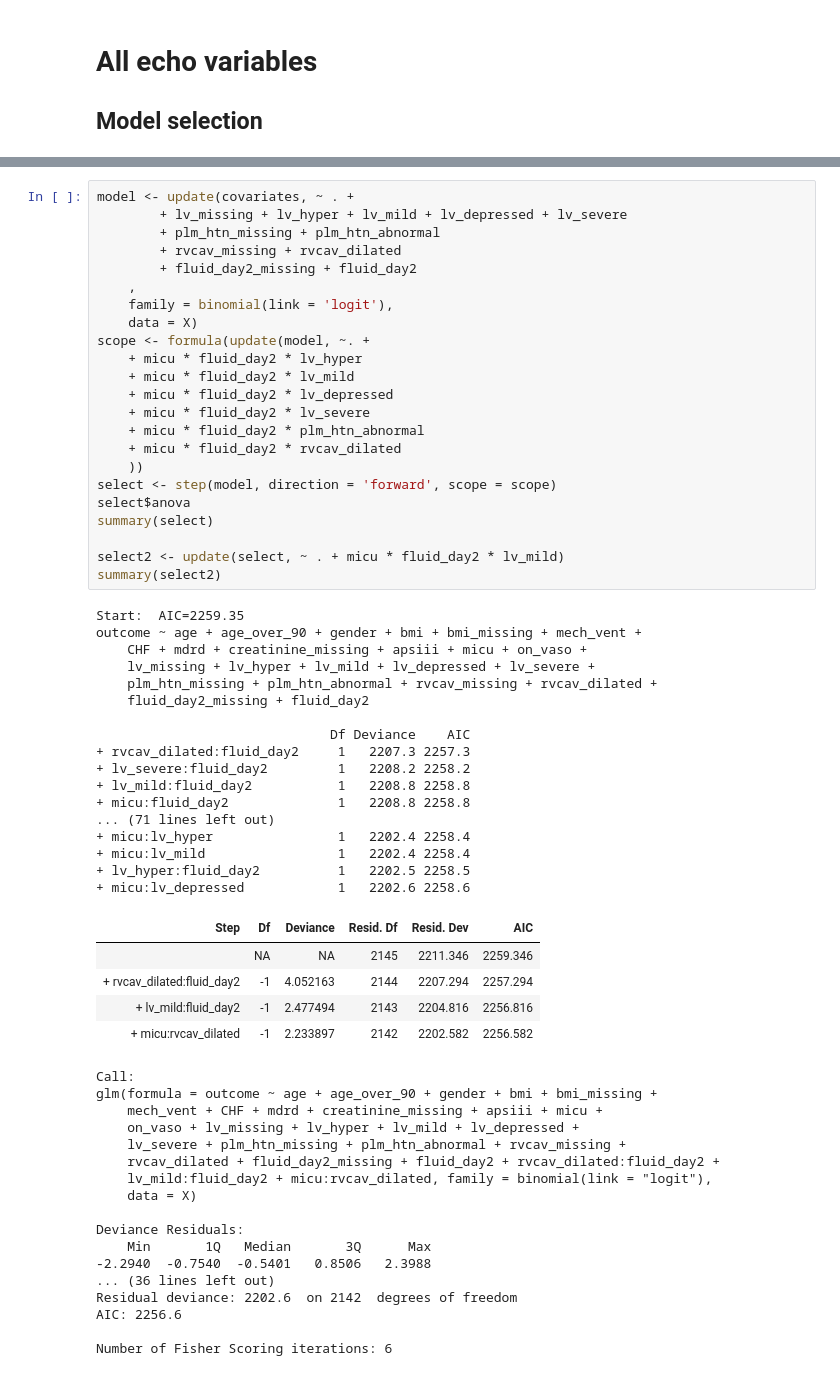
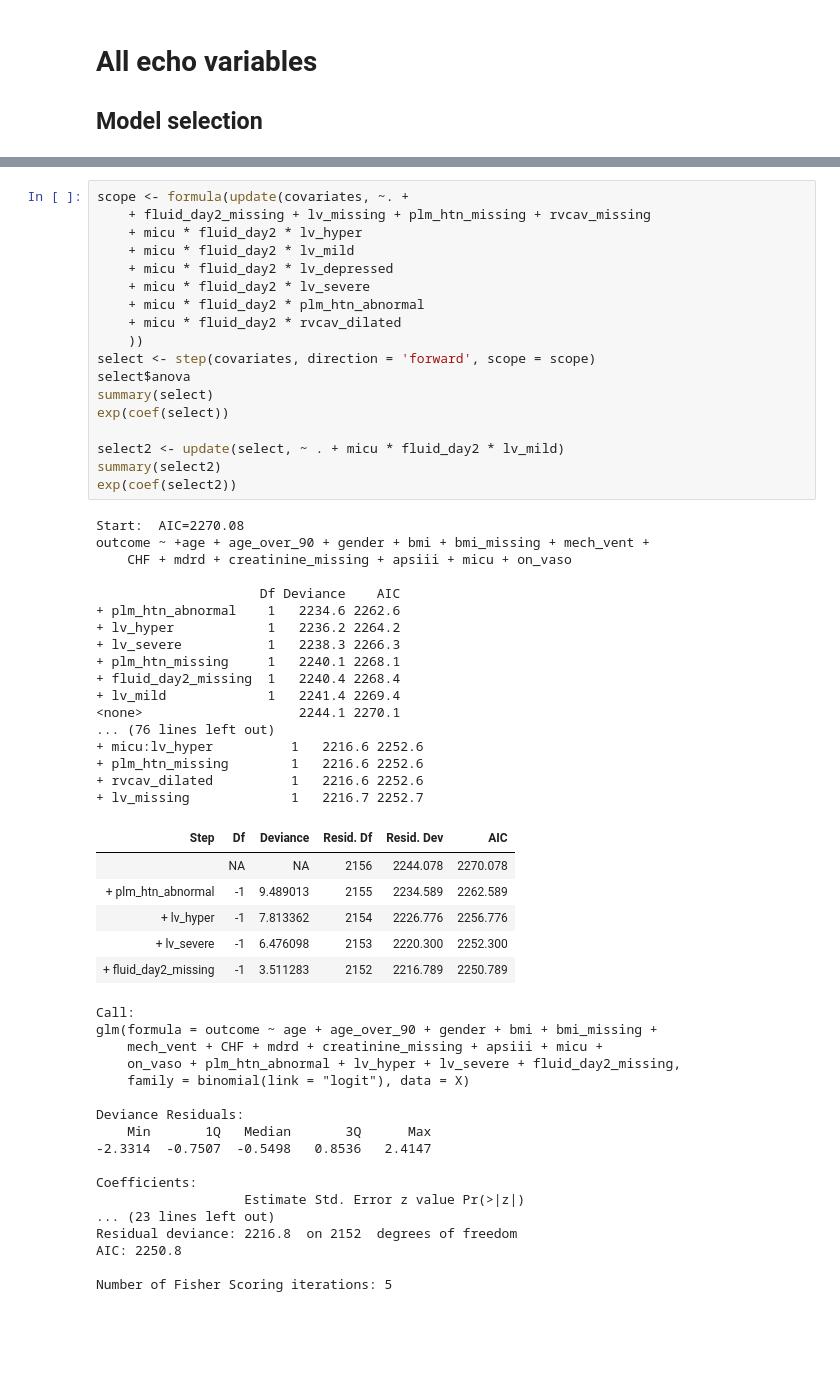
Before and after one commit to yhtgrace/echo, a Jupyter notebook: notebooks/170605_models.ipynb, the cells around one changed output, grey strips where cells are left out. Saved outputs shown, nothing was run; the diff lists cells and outputs as text; blank space fills up the shorter version.

```diff
--- a/notebooks/170605_models.ipynb
+++ b/notebooks/170605_models.ipynb
@@ -1602,63 +2129,59 @@ Number of Fisher Scoring iterations: 6
 # %%
-model <- update(covariates, ~ . +
-        + lv_missing + lv_hyper + lv_mild + lv_depressed + lv_severe
-        + plm_htn_missing + plm_htn_abnormal
-        + rvcav_missing + rvcav_dilated
-        + fluid_day2_missing + fluid_day2
-    ,
-    family = binomial(link = 'logit'),
-    data = X)
-scope <- formula(update(model, ~. +
+scope <- formula(update(covariates, ~. +
+    + fluid_day2_missing + lv_missing + plm_htn_missing + rvcav_missing
     + micu * fluid_day2 * lv_hyper
     + micu * fluid_day2 * lv_mild
     + micu * fluid_day2 * lv_depressed
     + micu * fluid_day2 * lv_severe
     + micu * fluid_day2 * plm_htn_abnormal
     + micu * fluid_day2 * rvcav_dilated
     ))
-select <- step(model, direction = 'forward', scope = scope)
+select <- step(covariates, direction = 'forward', scope = scope)
 select$anova
 summary(select)
+exp(coef(select))
 
 select2 <- update(select, ~ . + micu * fluid_day2 * lv_mild)
 summary(select2)
+exp(coef(select2))
 # %% [output]
-Start:  AIC=2259.35
-outcome ~ age + age_over_90 + gender + bmi + bmi_missing + mech_vent +
-    CHF + mdrd + creatinine_missing + apsiii + micu + on_vaso +
-    lv_missing + lv_hyper + lv_mild + lv_depressed + lv_severe +
-    plm_htn_missing + plm_htn_abnormal + rvcav_missing + rvcav_dilated +
-    fluid_day2_missing + fluid_day2
+Start:  AIC=2270.08
+outcome ~ +age + age_over_90 + gender + bmi + bmi_missing + mech_vent +
+    CHF + mdrd + creatinine_missing + apsiii + micu + on_vaso
 
-                              Df Deviance    AIC
-+ rvcav_dilated:fluid_day2     1   2207.3 2257.3
-+ lv_severe:fluid_day2         1   2208.2 2258.2
-+ lv_mild:fluid_day2           1   2208.8 2258.8
-+ micu:fluid_day2              1   2208.8 2258.8
-... (71 lines left out)
-+ micu:lv_hyper                1   2202.4 2258.4
-+ micu:lv_mild                 1   2202.4 2258.4
-+ lv_hyper:fluid_day2          1   2202.5 2258.5
-+ micu:lv_depressed            1   2202.6 2258.6
+                     Df Deviance    AIC
++ plm_htn_abnormal    1   2234.6 2262.6
++ lv_hyper            1   2236.2 2264.2
++ lv_severe           1   2238.3 2266.3
++ plm_htn_missing     1   2240.1 2268.1
++ fluid_day2_missing  1   2240.4 2268.4
++ lv_mild             1   2241.4 2269.4
+<none>                    2244.1 2270.1
+... (76 lines left out)
++ micu:lv_hyper          1   2216.6 2252.6
++ plm_htn_missing        1   2216.6 2252.6
++ rvcav_dilated          1   2216.6 2252.6
++ lv_missing             1   2216.7 2252.7
 | Step | Df | Deviance | Resid. Df | Resid. Dev | AIC |
-|  | NA | NA | 2145 | 2211.346 | 2259.346 |
-| + rvcav_dilated:fluid_day2 | -1 | 4.052163 | 2144 | 2207.294 | 2257.294 |
-| + lv_mild:fluid_day2 | -1 | 2.477494 | 2143 | 2204.816 | 2256.816 |
-| + micu:rvcav_dilated | -1 | 2.233897 | 2142 | 2202.582 | 2256.582 |
+|  | NA | NA | 2156 | 2244.078 | 2270.078 |
+| + plm_htn_abnormal | -1 | 9.489013 | 2155 | 2234.589 | 2262.589 |
+| + lv_hyper | -1 | 7.813362 | 2154 | 2226.776 | 2256.776 |
+| + lv_severe | -1 | 6.476098 | 2153 | 2220.300 | 2252.300 |
+| + fluid_day2_missing | -1 | 3.511283 | 2152 | 2216.789 | 2250.789 |
 Call:
 glm(formula = outcome ~ age + age_over_90 + gender + bmi + bmi_missing +
     mech_vent + CHF + mdrd + creatinine_missing + apsiii + micu +
-    on_vaso + lv_missing + lv_hyper + lv_mild + lv_depressed +
-    lv_severe + plm_htn_missing + plm_htn_abnormal + rvcav_missing +
-    rvcav_dilated + fluid_day2_missing + fluid_day2 + rvcav_dilated:fluid_day2 +
-    lv_mild:fluid_day2 + micu:rvcav_dilated, family = binomial(link = "logit"),
-    data = X)
+    on_vaso + plm_htn_abnormal + lv_hyper + lv_severe + fluid_day2_missing,
+    family = binomial(link = "logit"), data = X)
 
 Deviance Residuals:
     Min       1Q   Median       3Q      Max
--2.2940  -0.7540  -0.5401   0.8506   2.3988
-... (36 lines left out)
-Residual deviance: 2202.6  on 2142  degrees of freedom
-AIC: 2256.6
+-2.3314  -0.7507  -0.5498   0.8536   2.4147
 
-Number of Fisher Scoring iterations: 6
+Coefficients:
+                   Estimate Std. Error z value Pr(>|z|)
+... (23 lines left out)
+Residual deviance: 2216.8  on 2152  degrees of freedom
+AIC: 2250.8
+
+Number of Fisher Scoring iterations: 5
```
Also changed, not shown: parts of 35 cells of this notebook, 1 other file.
